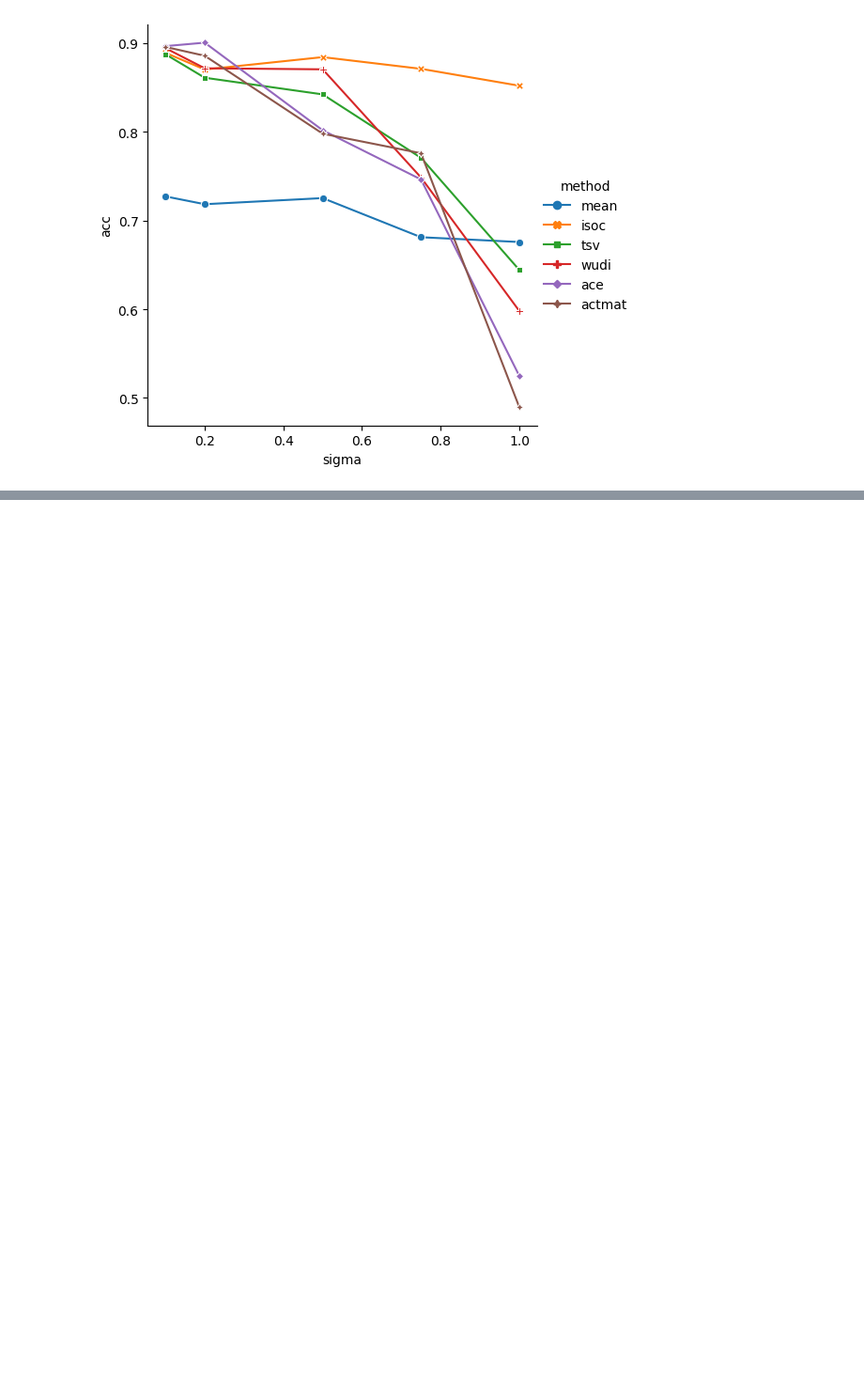
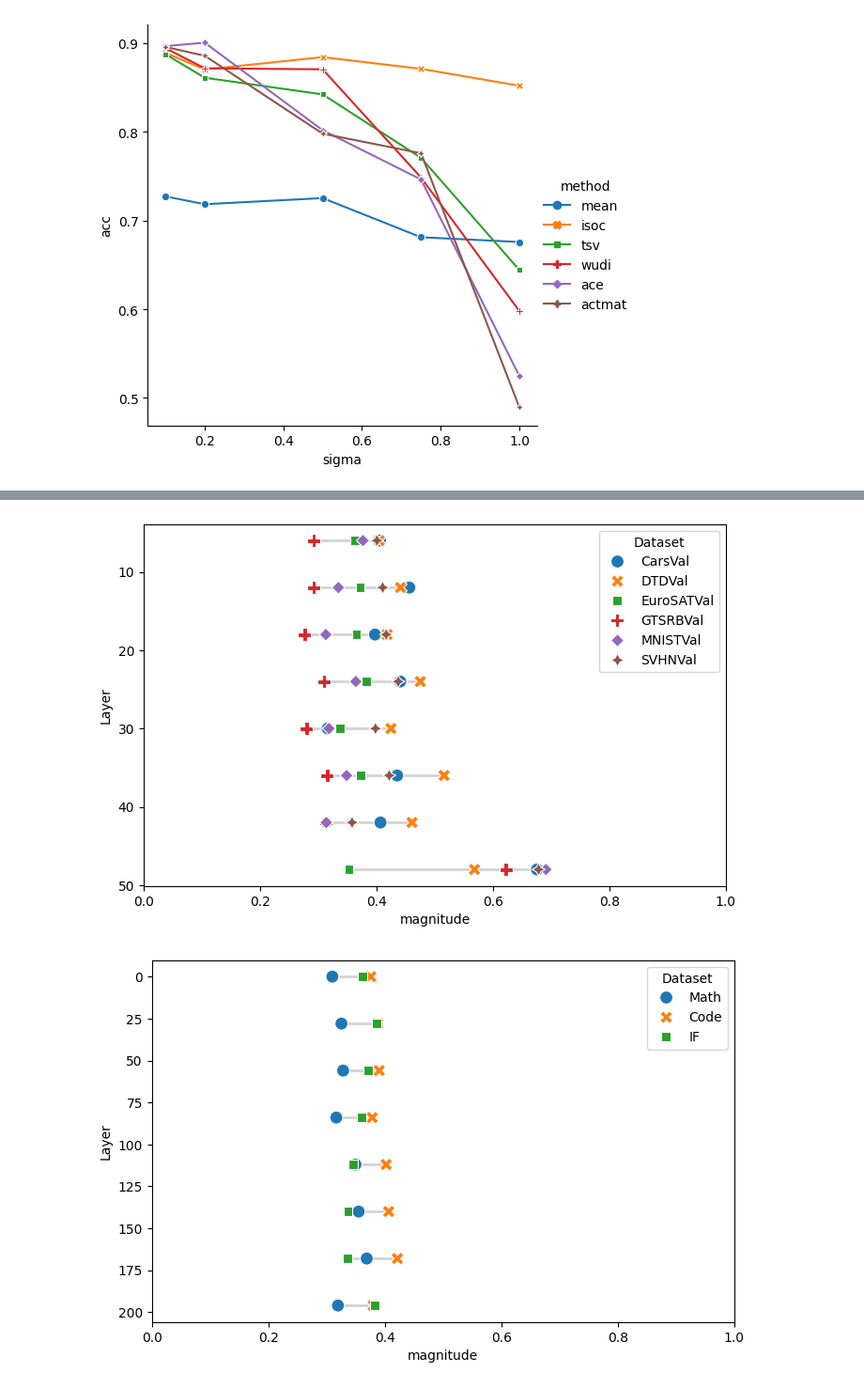
Before and after one commit to marawangamal/actmat, a Jupyter notebook: scripts/analysis.ipynb, the cells around one changed output, grey strips where cells are left out. Shown at 94% size. Drawn from its saved outputs; the diff is of its cells as text; code cells hidden in the pictures; blank space fills up the shorter version.

```diff
--- a/scripts/analysis.ipynb
+++ b/scripts/analysis.ipynb
@@ -1354,0 +1455,18 @@ sns.relplot(
+# %%
+model = "t5-base"
+model_df = df[
+    (df["model"] == model)
+    & (~df["layer_key"].str.contains("text_projection"))
+    & (~df["layer_key"].str.contains("shared"))
+]
+
+max_idx = model_df["layer_idx"].max()
+subsamp = max(1, (max_idx + 1) // n_layers)
+
+sub = df[
+    (df["model"] == model)
+    & (df["layer_idx"] % subsamp == 0)
+    & (~df["layer_key"].str.contains("text_projection"))
+    & (~df["layer_key"].str.contains("shared"))
+]
+sub["layer_key"]
@@ -1354,0 +1491,57 @@ sns.relplot(
+# %%
+import pandas as pd
+import seaborn as sns
+import matplotlib.pyplot as plt
+
+df = pd.read_csv("../artifacts/csvs/magnitudes.csv")
+
+# print(df["model"].unique())
+n_layers = 8  # number of layers you want shown
+for model in ["ViT-B-16", "Olmo-3-7b"]:
+    model_df = df[
+        (df["model"] == model)
+        & (~df["layer_key"].str.contains("text_projection"))
+        & (~df["layer_key"].str.contains("shared"))
+        & (df["magnitude"] > 0)
+    ]
+
+    max_idx = model_df["layer_idx"].max()
+    subsamp = max(1, (max_idx + 1) // n_layers)
+
+    sub = df[
+        (df["model"] == model)
+        & (df["layer_idx"] % subsamp == 0)
+        & (~df["layer_key"].str.contains("text_projection"))
+        & (~df["layer_key"].str.contains("shared"))
+        & (df["magnitude"] > 0)
+    ]
+
+    fig, ax = plt.subplots(figsize=(8, 5))
+    spans = sub.groupby("layer_idx")["magnitude"].agg(["min", "max"]).reset_index()
+    ax.hlines(
+        y=spans["layer_idx"],
+        xmin=spans["min"],
+        xmax=spans["max"],
+        color="lightgray",
+        linewidth=2,
+        zorder=1,
+    )
+    sns.scatterplot(
+        sub,
+        x="magnitude",
+        y="layer_idx",
+        hue="dataset",
+        style="dataset",
+        s=100,
+        zorder=2,
+        ax=ax,
+    )
+    ax.set_xlim(0.0, 1.0)
+    ax.set_xlabel("magnitude")
+    ax.set_ylabel("Layer")
+    ax.invert_yaxis()
+    # move legend to top right and rename its title
+    ax.legend(title="Dataset", loc="upper right")
+# %% [output]
+[figure, added]
+[figure, added]
```
Also changed, not shown: parts of 8 cells of this notebook, 45 other files.
